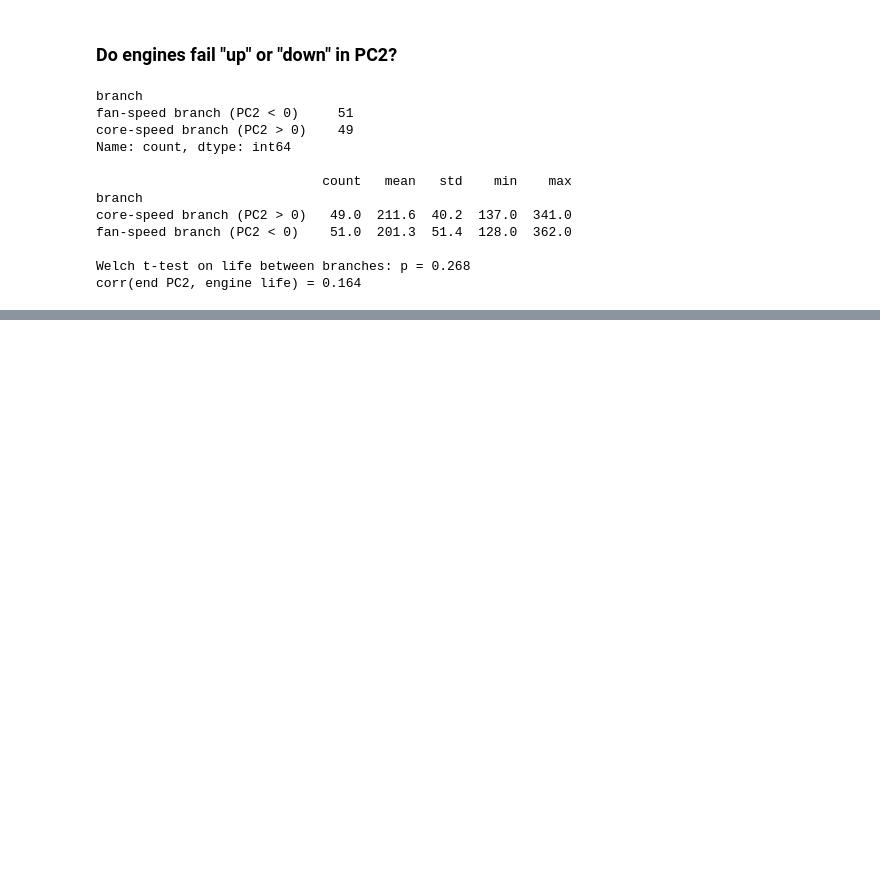
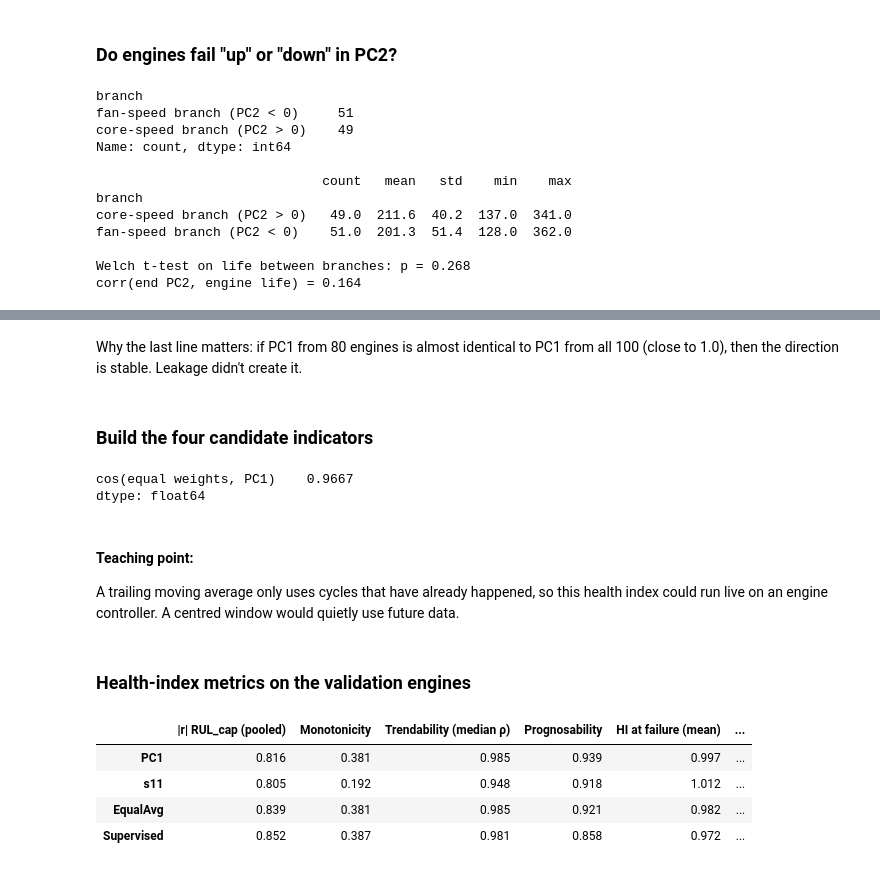
Before and after one commit to donald01johnson/mfda-exp8-pca-health, a Jupyter notebook: notebooks/exp8_pca_health.ipynb, the cells around one changed output, grey strips where cells are left out. Cells and saved outputs as stored; diff of their text form; code cells hidden in the pictures; blank space fills up the shorter version.

```diff
--- a/notebooks/exp8_pca_health.ipynb
+++ b/notebooks/exp8_pca_health.ipynb
@@ -646,0 +707,70 @@ corr(end PC2, engine life) = 0.164
+# %% [markdown]
+Why the last line matters: if PC1 from 80 engines is almost identical to PC1 from all 100 (close to 1.0), then the direction is stable. Leakage didn't create it.
+# %% [markdown]
+### Build the four candidate indicators
+# %%
+s11_j = keep.index("s11")
+w_eq  = np.sign(v1) / np.sqrt(p)                       # equal weights, PC1 signs
+
+A_tr = np.column_stack([np.ones(is_tr.sum()), Z_all[is_tr]])
+beta, *_ = np.linalg.lstsq(A_tr, df.loc[is_tr, "RUL_cap"].to_numpy(), rcond=None)
+
+raw = pd.DataFrame({
+    "PC1":       Z_all @ v1,
+    "s11":       Z_all[:, s11_j],                       # rises toward failure
+    "EqualAvg":  Z_all @ w_eq,
+    "Supervised": -(beta[0] + Z_all @ beta[1:]),        # minus predicted RUL -> rises
+})
+raw["unit"], raw["cycle"], raw["RUL"], raw["RUL_cap"] = (df["unit"].to_numpy(), df["cycle"].to_numpy(),
+                                                          df["RUL"].to_numpy(), df["RUL_cap"].to_numpy())
+HI_NAMES = ["PC1", "s11", "EqualAvg", "Supervised"]
+
+# smooth with a TRAILING window (uses only past cycles -> usable online)
+for c in HI_NAMES:
+    raw[c] = raw.groupby("unit")[c].transform(lambda x: x.rolling(W, min_periods=1).mean())
+
+# rescale to 0 (healthy) ... 1 (failure) using TRAINING engines only
+tr = raw[is_tr]
+scale = {}
+for c in HI_NAMES:
+    h0 = tr.loc[tr["cycle"] <= 10, c].mean()
+    h1 = tr.loc[tr["RUL"] < 10, c].mean()
+    scale[c] = (h0, h1)
+    raw[c] = (raw[c] - h0) / (h1 - h0)
+
+print(pd.Series(np.round(np.abs(w_eq @ v1), 4), index=["cos(equal weights, PC1)"]))
+# %% [output]
+cos(equal weights, PC1)    0.9667
+dtype: float64
+# %% [markdown]
+#### Teaching point:
+
+A trailing moving average only uses cycles that have already happened, so this health index could run live on an engine controller. A centred window would quietly use future data.
+# %% [markdown]
+### Health-index metrics on the validation engines
+# %%
+from scipy.stats import spearmanr
+
+def hi_metrics(h, frame):
+    r_pool = abs(np.corrcoef(h, frame["RUL_cap"])[0, 1])
+    mono, trend, starts, ends = [], [], [], []
+    for _, g in frame.assign(h=h).groupby("unit"):
+        d = np.diff(g["h"].to_numpy())
+        mono.append(abs((d > 0).sum() - (d < 0).sum()) / len(d))
+        trend.append(spearmanr(g["cycle"], g["h"]).statistic)
+        starts.append(g["h"].iloc[:10].mean()); ends.append(g["h"].iloc[-10:].mean())
+    starts, ends = np.array(starts), np.array(ends)
+    prog = np.exp(-ends.std() / np.abs(ends - starts).mean())
+    return {"|r| RUL_cap (pooled)": r_pool, "Monotonicity": np.mean(mono),
+            "Trendability (median ρ)": np.median(trend), "Prognosability": prog,
+            "HI at failure (mean)": ends.mean(), "HI at failure (std)": ends.std()}
+
+va = raw[is_va]
+metrics = pd.DataFrame({c: hi_metrics(va[c].to_numpy(), va) for c in HI_NAMES}).T.round(3)
+metrics
+# %% [output]
+|  | |r| RUL_cap (pooled) | Monotonicity | Trendability (median ρ) | Prognosability | HI at failure (mean) | ... |
+| PC1 | 0.816 | 0.381 | 0.985 | 0.939 | 0.997 | ... |
+| s11 | 0.805 | 0.192 | 0.948 | 0.918 | 1.012 | ... |
+| EqualAvg | 0.839 | 0.381 | 0.985 | 0.921 | 0.982 | ... |
+| Supervised | 0.852 | 0.387 | 0.981 | 0.858 | 0.972 | ... |
```
Also changed, not shown: parts of 23 cells of this notebook, 4 other files.
